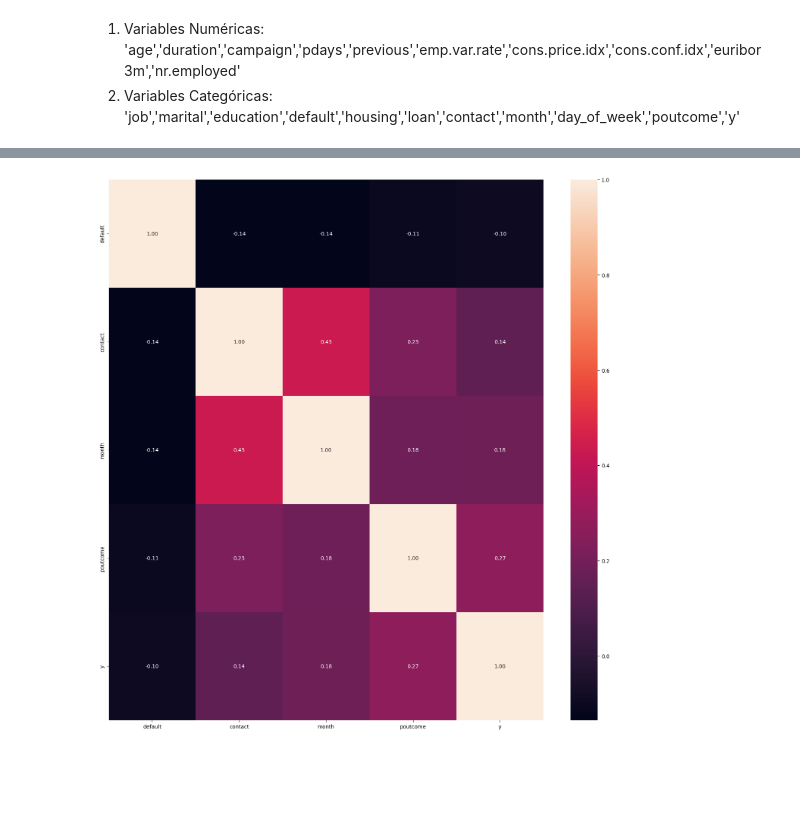
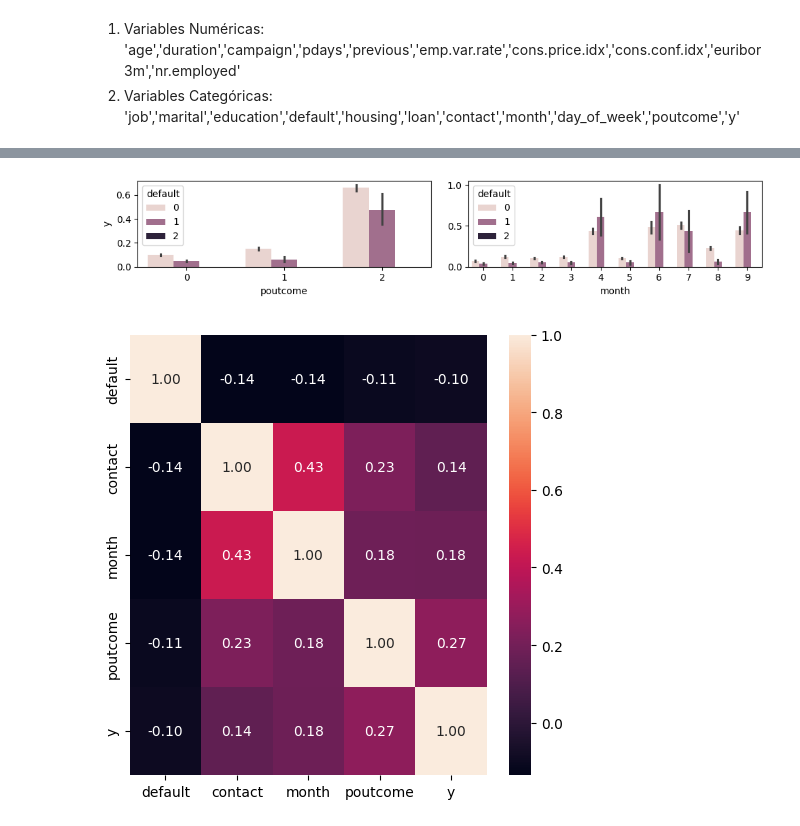
Before and after one commit to diegomacaya/regresion_logistica, a Jupyter notebook: src/explore.ipynb, the cells around one changed output, grey strips where cells are left out. Cells and saved outputs as stored; diff of their text form; code cells hidden in the pictures; blank space fills up the shorter version.

```diff
--- a/src/explore.ipynb
+++ b/src/explore.ipynb
@@ -48,7 +48,7 @@ memory usage: 6.6+ MB
 1. Variables Numéricas: 'age','duration','campaign','pdays','previous','emp.var.rate','cons.price.idx','cons.conf.idx','euribor3m','nr.employed'
 2. Variables Categóricas: 'job','marital','education','default','housing','loan','contact','month','day_of_week','poutcome','y'
 # %%
-#Eliminar información irrelevante, elementos que correlacionados a y(tomar deposito) es menor a 0,1
-df.drop(["age", "marital", "job", "education",'housing','loan','day_of_week','campaign','cons.conf.idx'], axis = 1, inplace = True)
+#Eliminar información irrelevante, elementos que correlacionados a y(tomar deposito) es menor a 0,1  y tambien los indicadores economicos que están fuertemente relacionados con la euribor (tasa de interes)
+df.drop(["age", "marital", "job", "education",'housing','loan','day_of_week','campaign','cons.conf.idx','emp.var.rate','cons.price.idx','nr.employed'], axis = 1, inplace = True)
 df.head()
 # %% [output]
@@ -147,23 +166,34 @@ plt.show()
+# %%
+#Combinaciones de la clase con varias predictoras
+fig, axis = plt.subplots(figsize = (10, 2), ncols = 2)
+
+sns.barplot(ax = axis[0], data = df, x = "poutcome", y = "y", hue = "default")
+sns.barplot(ax = axis[1], data = df, x = "month", y = "y", hue = "default").set(ylabel = None)
+
+plt.tight_layout()
+
+plt.show()
+# %% [output]
+[figure, added]
 # %%
 
-#Paso 4: Análisis de variables multivariadas
-#Análisis numérico-numérico
+#Análisis de correlaciones
 # Factorixzar variables categóricas
 
 df["default"] = pd.factorize(df["default"])[0]
 df["contact"] = pd.factorize(df["contact"])[0]
 df["month"] = pd.factorize(df["month"])[0]
 df["poutcome"] = pd.factorize(df["poutcome"])[0]
 df["y"] = pd.factorize(df["y"])[0]
 
-fig, axes = plt.subplots(figsize=(15, 15))
+fig, axes = plt.subplots(figsize=(5, 5))
 
 sns.heatmap(df[['default','contact','month','poutcome','y']].corr(), annot = True, fmt = ".2f")
 
 plt.tight_layout()
 
 # Draw Plot
 plt.show()
 # %% [output]
-[figure, old version]
+[figure, new version]
 # %%
```
Also changed, not shown: parts of 14 cells of this notebook.
